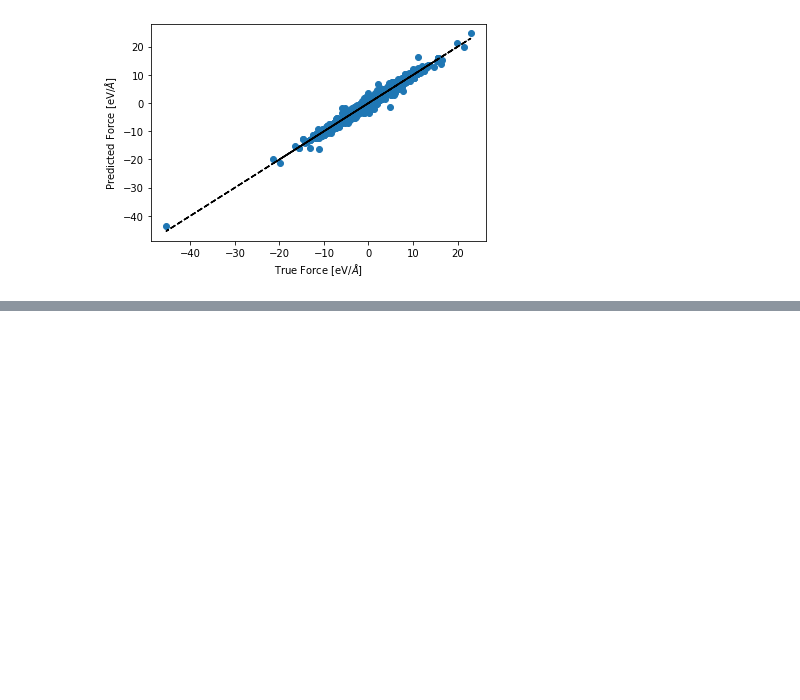
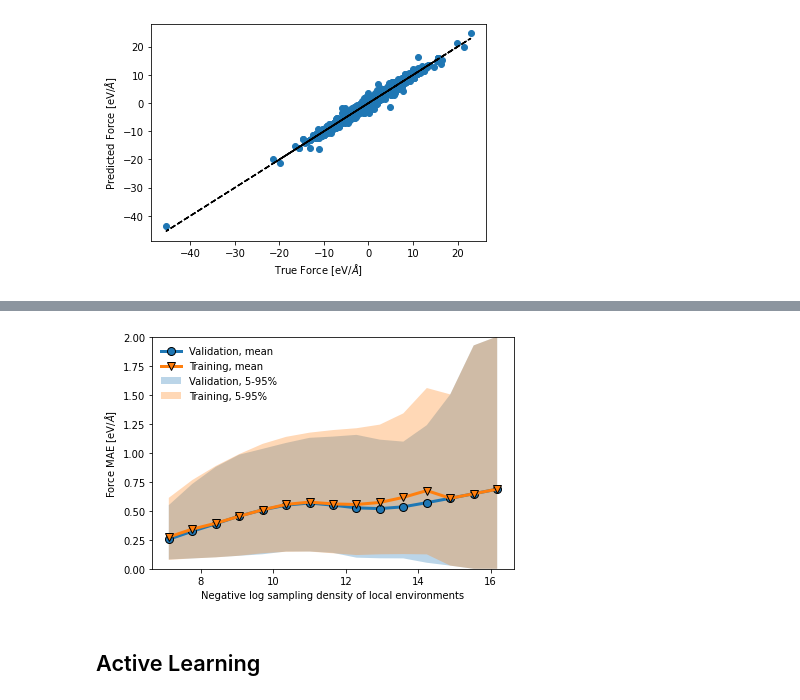
Before and after one commit to ClaudioZeni/Castle, a Jupyter notebook: notebooks/Active_learning.ipynb, the cells around one changed output, grey strips where cells are left out. Drawn from its saved outputs; the diff is of its cells as text; code cells hidden in the pictures; blank space fills up the shorter version.

```diff
--- a/notebooks/Active_learning.ipynb
+++ b/notebooks/Active_learning.ipynb
@@ -410,0 +351,67 @@ plt.show()
+# %%
+ncenter = 15
+model = 'linear'
+
+representation = AceRepresentation(N, maxdeg, rcut, species, energy_name=energy_name, force_name=force_name, add_sqrt=True)
+if model == 'linear':
+    model_ = LinearPotential(representation)
+elif model == 'ensemble':
+    model_ = LPEnsemble(representation, n_clusters=6, clustering_type='kmeans', baseline_percentile=0)
+model_.fit_from_features(tr_features, e_t, f_t, e_noise, f_noise, noise_optimization=False)
+predictions_val = model_.predict_from_features(val_features_, forces=True)
+ep = predictions_val['energy']
+fp = predictions_val['forces']
+
+denss = dens_val
+errss = np.linalg.norm(fp - f_val_, axis = 1) #/ (1e-3+np.linalg.norm(f_val_, axis = 1))
+
+plt.figure(figsize = (6, 4))
+centers = np.linspace(low, high, ncenter)
+binwidth = (high - low) / (len(centers))*2
+binned_error = np.empty(len(centers))*np.nan
+binned_error_std = np.empty(len(centers))*np.nan
+binned_error_95 = np.empty(len(centers))*np.nan
+binned_error_5 = np.empty(len(centers))*np.nan
+
+for cc, c in enumerate(centers):
+    ind = (denss < c + binwidth) & (denss > c - binwidth)
+    if sum(ind)/len(denss) > 0.:
+        binned_error[cc] = np.mean(errss[ind])
+        binned_error_std[cc] = np.std(errss[ind])
+        binned_error_95[cc] = np.quantile(errss[ind], .95)
+        binned_error_5[cc] = np.quantile(errss[ind], .05)
+
+plt.plot(-centers, binned_error, lw = 3,
+         markersize = 8,mec = 'k', marker = 'o', label = 'Validation, mean')
+# plt.plot(centers, binned_error_95, lw = 3,
+#          markersize = 8,mec = 'k', marker = 'o', linestyle = ':', color = 'tab:blue', label = 'Validation, 95%')
+plt.fill_between(-centers, binned_error_95, binned_error_5, alpha = 0.3, label = 'Validation, 5-95%')
+
+
+predictions_tr = model_.predict_from_features(tr_features, forces=True)
+et = predictions_tr['energy']
+ft = predictions_tr['forces']
+denss = dens_tr
+errss = np.linalg.norm(ft - f_t, axis = 1)#/ (1e-3+np.linalg.norm(f_t, axis = 1))
+for cc, c in enumerate(centers):
+    ind = (denss < c + binwidth) & (denss > c - binwidth)
+    if sum(ind)/len(denss) > 0.02:
+        binned_error[cc] = np.mean(errss[ind])
+        binned_error_std[cc] = np.std(errss[ind])
+        binned_error_95[cc] = np.quantile(errss[ind], .95)
+        binned_error_5[cc] = np.quantile(errss[ind], .05)
+
+plt.plot(-centers, binned_error, lw = 3,
+         markersize = 8,mec = 'k', marker = 'v', label = 'Training, mean')
+# plt.plot(centers, binned_error_95, lw = 3,
+#          markersize = 8,mec = 'k', marker = 'v', linestyle = ':', color = 'tab:orange', label = 'Training, 95%')
+plt.fill_between(-centers, binned_error_95, binned_error_5, alpha = 0.3, label = 'Training, 5-95%')
+plt.xlabel("Negative log sampling density of local environments")
+plt.ylabel("Force MAE [eV/$\AA$]")
+
+plt.legend(frameon=False, loc=2)
+plt.ylim(0, 2)
+plt.tight_layout()
+plt.savefig(f"../../plots/divide/energy_error_vs_sanpling_density_{species}_{model}.pdf")
+# %% [output]
+[figure, added]
@@ -410,0 +482,2 @@ plt.show()
+# %% [markdown]
+## Active Learning
```
Also changed, not shown: parts of 24 cells of this notebook, 1 other file.
